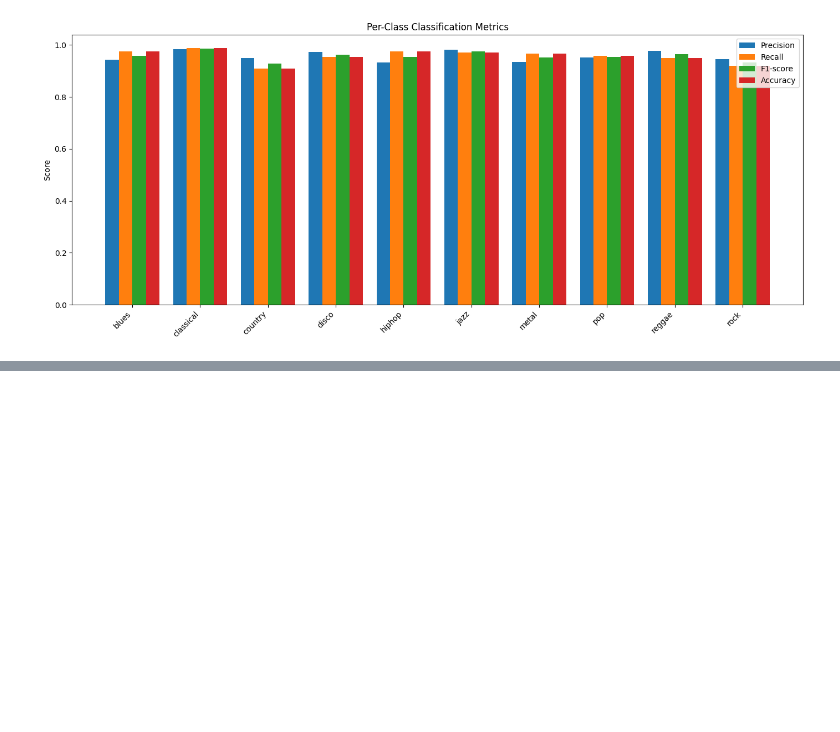
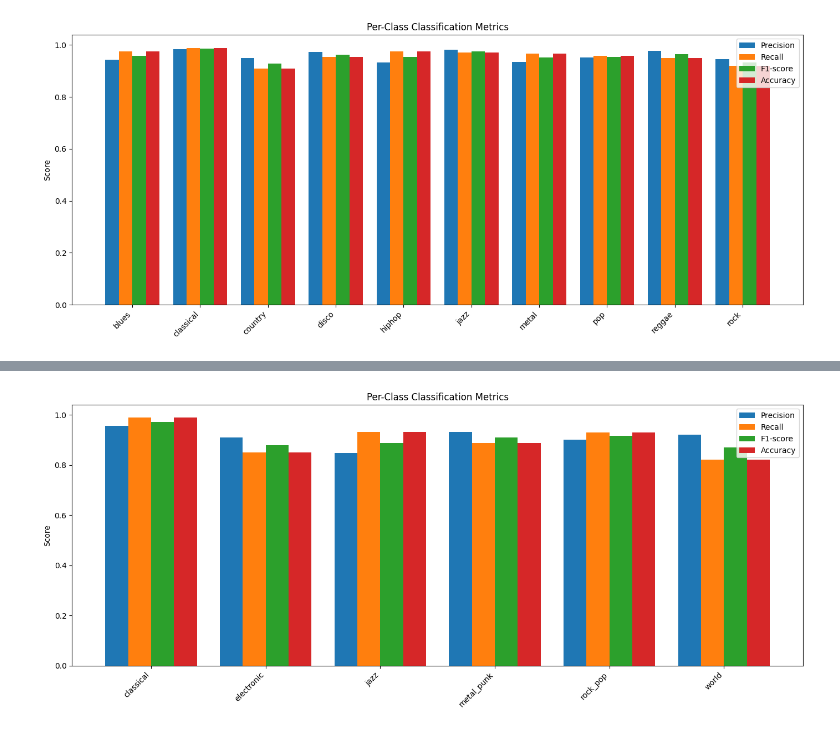
Before and after one commit to Sayan1598/music-genre-classification-code, a Jupyter notebook: CNN_BiLSTM_BiGRU.ipynb, the cells around one changed output, grey strips where cells are left out. Cells and saved outputs as stored; diff of their text form; code cells hidden in the pictures; blank space fills up the shorter version.

```diff
--- a/CNN_BiLSTM_BiGRU.ipynb
+++ b/CNN_BiLSTM_BiGRU.ipynb
@@ -454,0 +867,54 @@ plt.show()
+# %%
+import numpy as np
+import matplotlib.pyplot as plt
+from sklearn.metrics import classification_report, confusion_matrix
+
+
+# 1. y_true  = true labels (integer encoded)
+#    y_pred  = predicted labels (integer encoded)
+#    class_names = list of class names in order
+
+
+# Example:
+# class_names = ['classical', 'rock', 'pop', 'jazz', ...]
+# y_true = np.argmax(y_test, axis=1)
+# y_pred = np.argmax(model.predict(X_test), axis=1)
+
+
+# 2. Compute classification report (precision, recall, f1)
+
+report = classification_report(y_true, y_pred, target_names=class_names, output_dict=True)
+
+precision = []
+recall = []
+f1 = []
+
+for cls in class_names:
+    precision.append(report[cls]['precision'])
+    recall.append(report[cls]['recall'])
+    f1.append(report[cls]['f1-score'])
+
+
+# 3. Compute per-class accuracy
+cm = confusion_matrix(y_true, y_pred)
+class_accuracy = cm.diagonal() / cm.sum(axis=1)
+
+# 4. Plot grouped bar chart
+x = np.arange(len(class_names))
+width = 0.2
+
+plt.figure(figsize=(14, 6))
+
+plt.bar(x - 1.5*width, precision, width, label='Precision')
+plt.bar(x - 0.5*width, recall, width, label='Recall')
+plt.bar(x + 0.5*width, f1, width, label='F1-score')
+plt.bar(x + 1.5*width, class_accuracy, width, label='Accuracy')
+
+plt.xticks(x, class_names, rotation=45, ha='right')
+plt.ylabel("Score")
+plt.title("Per-Class Classification Metrics")
+plt.legend()
+plt.tight_layout()
+plt.show()
+# %% [output]
+[figure, added]
```
Also changed, not shown: parts of 2 cells of this notebook.
